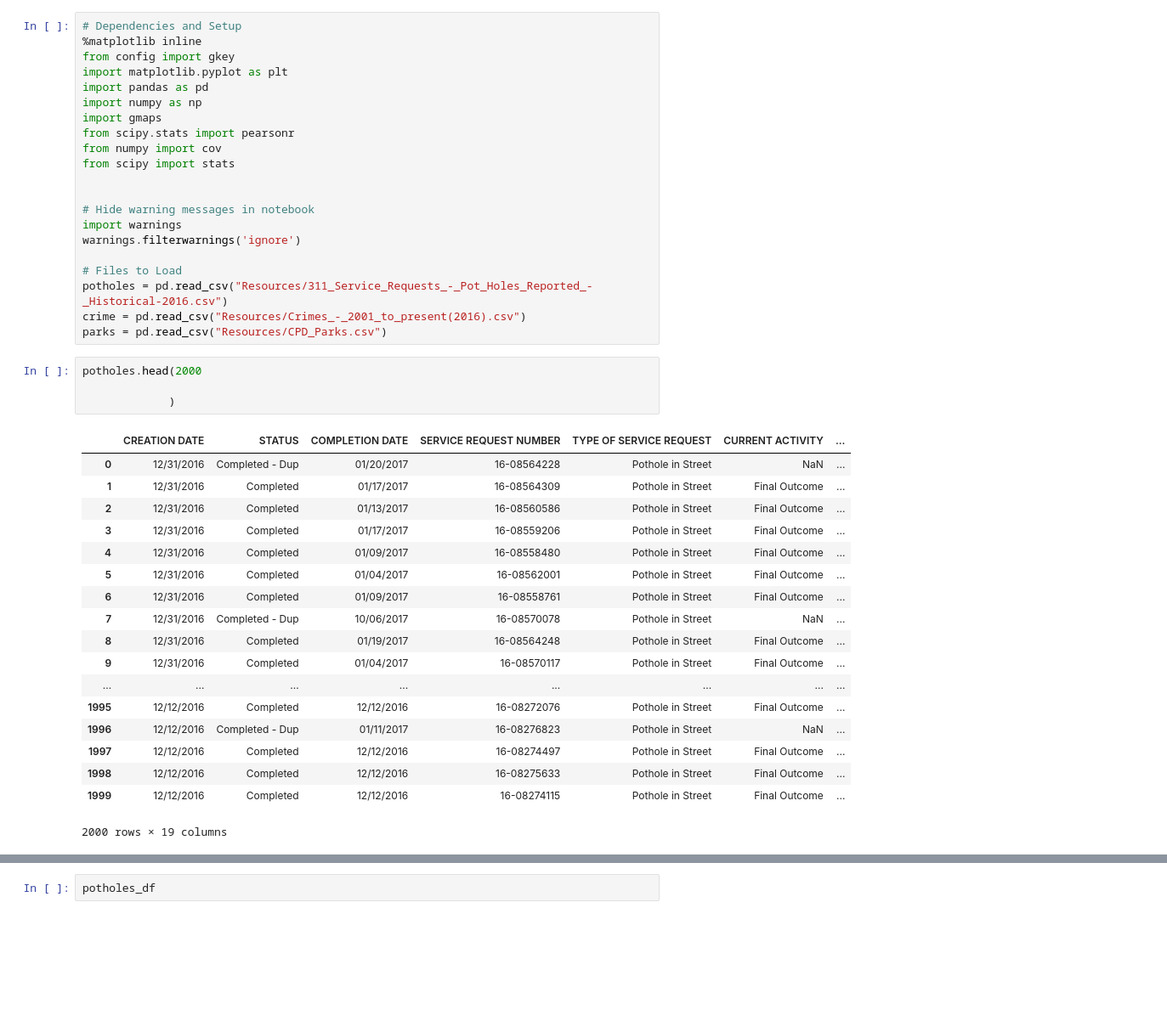
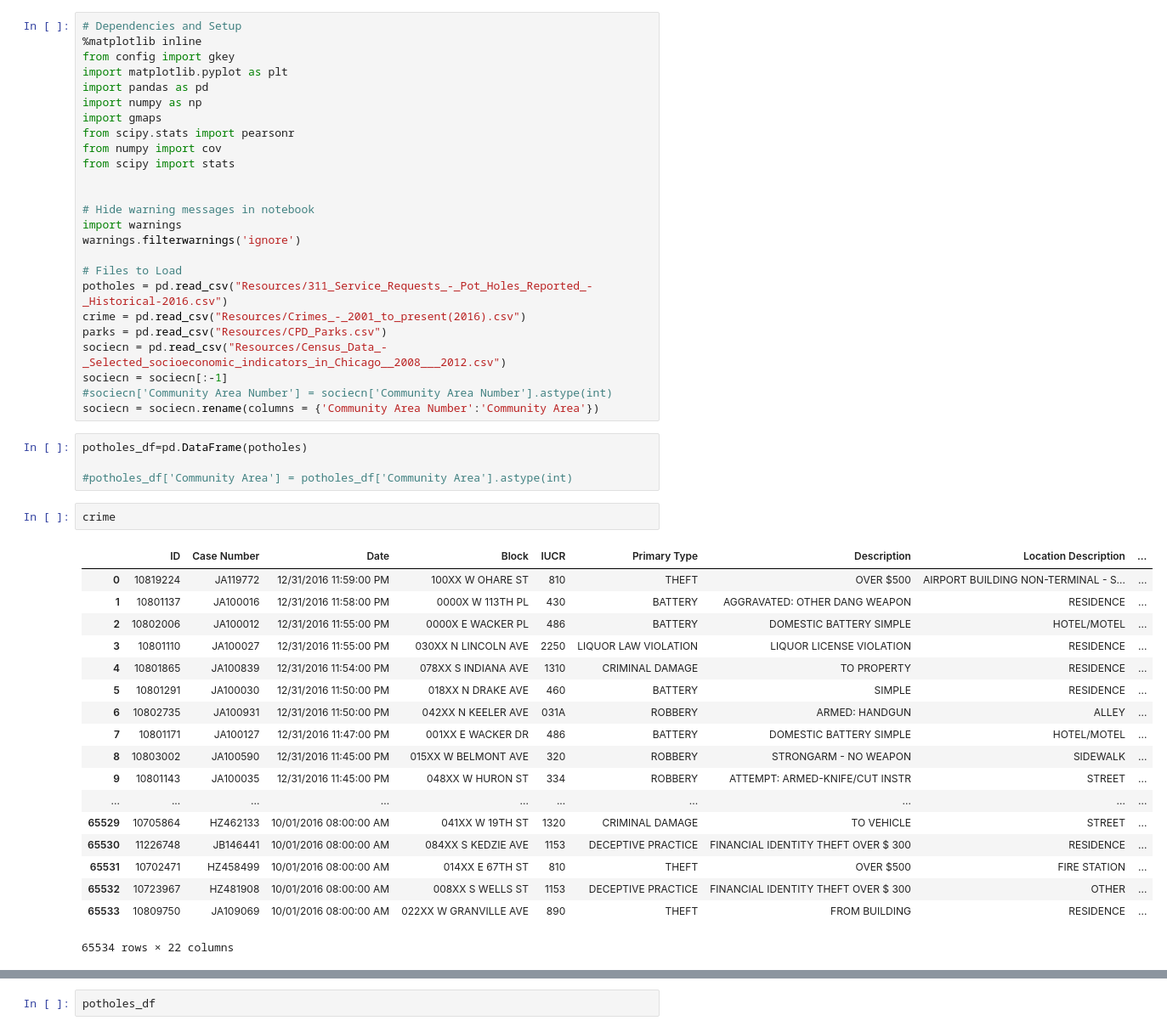
Before and after one commit to NUBootcampTeam/ParksAndPotholes, a Jupyter notebook: main.ipynb, the cells around one changed output, grey strips where cells are left out. Shown: that part at 85% size. Saved outputs shown, nothing was run; the diff lists cells and outputs as text; blank space fills up the shorter version.

Commit message:
updated dataframe

```diff
--- a/main.ipynb
+++ b/main.ipynb
@@ -19,26 +19,32 @@ warnings.filterwarnings('ignore')
 potholes = pd.read_csv("Resources/311_Service_Requests_-_Pot_Holes_Reported_-_Historical-2016.csv")
 crime = pd.read_csv("Resources/Crimes_-_2001_to_present(2016).csv")
 parks = pd.read_csv("Resources/CPD_Parks.csv")
+sociecn = pd.read_csv("Resources/Census_Data_-_Selected_socioeconomic_indicators_in_Chicago__2008___2012.csv")
+sociecn = sociecn[:-1]
+#sociecn['Community Area Number'] = sociecn['Community Area Number'].astype(int)
+sociecn = sociecn.rename(columns = {'Community Area Number':'Community Area'})
-# %%
-potholes.head(2000
-
-             )
-# %% [output]
-|  | CREATION DATE | STATUS | COMPLETION DATE | SERVICE REQUEST NUMBER | TYPE OF SERVICE REQUEST | CURRENT ACTIVITY | ... |
-| 0 | 12/31/2016 | Completed - Dup | 01/20/2017 | 16-08564228 | Pothole in Street | NaN | ... |
-| 1 | 12/31/2016 | Completed | 01/17/2017 | 16-08564309 | Pothole in Street | Final Outcome | ... |
-| 2 | 12/31/2016 | Completed | 01/13/2017 | 16-08560586 | Pothole in Street | Final Outcome | ... |
-| 3 | 12/31/2016 | Completed | 01/17/2017 | 16-08559206 | Pothole in Street | Final Outcome | ... |
-| 4 | 12/31/2016 | Completed | 01/09/2017 | 16-08558480 | Pothole in Street | Final Outcome | ... |
-| 5 | 12/31/2016 | Completed | 01/04/2017 | 16-08562001 | Pothole in Street | Final Outcome | ... |
-| 6 | 12/31/2016 | Completed | 01/09/2017 | 16-08558761 | Pothole in Street | Final Outcome | ... |
-| 7 | 12/31/2016 | Completed - Dup | 10/06/2017 | 16-08570078 | Pothole in Street | NaN | ... |
-| 8 | 12/31/2016 | Completed | 01/19/2017 | 16-08564248 | Pothole in Street | Final Outcome | ... |
-| 9 | 12/31/2016 | Completed | 01/04/2017 | 16-08570117 | Pothole in Street | Final Outcome | ... |
-| ... | ... | ... | ... | ... | ... | ... | ... |
-| 1995 | 12/12/2016 | Completed | 12/12/2016 | 16-08272076 | Pothole in Street | Final Outcome | ... |
-| 1996 | 12/12/2016 | Completed - Dup | 01/11/2017 | 16-08276823 | Pothole in Street | NaN | ... |
-| 1997 | 12/12/2016 | Completed | 12/12/2016 | 16-08274497 | Pothole in Street | Final Outcome | ... |
-| 1998 | 12/12/2016 | Completed | 12/12/2016 | 16-08275633 | Pothole in Street | Final Outcome | ... |
-| 1999 | 12/12/2016 | Completed | 12/12/2016 | 16-08274115 | Pothole in Street | Final Outcome | ... |
-2000 rows × 19 columns
+# %%
+potholes_df=pd.DataFrame(potholes)
+
+#potholes_df['Community Area'] = potholes_df['Community Area'].astype(int)
+# %%
+crime
+# %% [output]
+|  | ID | Case Number | Date | Block | IUCR | Primary Type | Description | Location Description | ... |
+| 0 | 10819224 | JA119772 | 12/31/2016 11:59:00 PM | 100XX W OHARE ST | 810 | THEFT | OVER $500 | AIRPORT BUILDING NON-TERMINAL - S... | ... |
+| 1 | 10801137 | JA100016 | 12/31/2016 11:58:00 PM | 0000X W 113TH PL | 430 | BATTERY | AGGRAVATED: OTHER DANG WEAPON | RESIDENCE | ... |
+| 2 | 10802006 | JA100012 | 12/31/2016 11:55:00 PM | 0000X E WACKER PL | 486 | BATTERY | DOMESTIC BATTERY SIMPLE | HOTEL/MOTEL | ... |
+| 3 | 10801110 | JA100027 | 12/31/2016 11:55:00 PM | 030XX N LINCOLN AVE | 2250 | LIQUOR LAW VIOLATION | LIQUOR LICENSE VIOLATION | RESIDENCE | ... |
+| 4 | 10801865 | JA100839 | 12/31/2016 11:54:00 PM | 078XX S INDIANA AVE | 1310 | CRIMINAL DAMAGE | TO PROPERTY | RESIDENCE | ... |
+| 5 | 10801291 | JA100030 | 12/31/2016 11:50:00 PM | 018XX N DRAKE AVE | 460 | BATTERY | SIMPLE | RESIDENCE | ... |
+| 6 | 10802735 | JA100931 | 12/31/2016 11:50:00 PM | 042XX N KEELER AVE | 031A | ROBBERY | ARMED: HANDGUN | ALLEY | ... |
+| 7 | 10801171 | JA100127 | 12/31/2016 11:47:00 PM | 001XX E WACKER DR | 486 | BATTERY | DOMESTIC BATTERY SIMPLE | HOTEL/MOTEL | ... |
+| 8 | 10803002 | JA100590 | 12/31/2016 11:45:00 PM | 015XX W BELMONT AVE | 320 | ROBBERY | STRONGARM - NO WEAPON | SIDEWALK | ... |
+| 9 | 10801143 | JA100035 | 12/31/2016 11:45:00 PM | 048XX W HURON ST | 334 | ROBBERY | ATTEMPT: ARMED-KNIFE/CUT INSTR | STREET | ... |
+| ... | ... | ... | ... | ... | ... | ... | ... | ... | ... |
+| 65529 | 10705864 | HZ462133 | 10/01/2016 08:00:00 AM | 041XX W 19TH ST | 1320 | CRIMINAL DAMAGE | TO VEHICLE | STREET | ... |
+| 65530 | 11226748 | JB146441 | 10/01/2016 08:00:00 AM | 084XX S KEDZIE AVE | 1153 | DECEPTIVE PRACTICE | FINANCIAL IDENTITY THEFT OVER $ 300 | RESIDENCE | ... |
+| 65531 | 10702471 | HZ458499 | 10/01/2016 08:00:00 AM | 014XX E 67TH ST | 810 | THEFT | OVER $500 | FIRE STATION | ... |
+| 65532 | 10723967 | HZ481908 | 10/01/2016 08:00:00 AM | 008XX S WELLS ST | 1153 | DECEPTIVE PRACTICE | FINANCIAL IDENTITY THEFT OVER $ 300 | OTHER | ... |
+| 65533 | 10809750 | JA109069 | 10/01/2016 08:00:00 AM | 022XX W GRANVILLE AVE | 890 | THEFT | FROM BUILDING | RESIDENCE | ... |
+65534 rows × 22 columns
```
Also changed, not shown: parts of 7 cells of this notebook.
